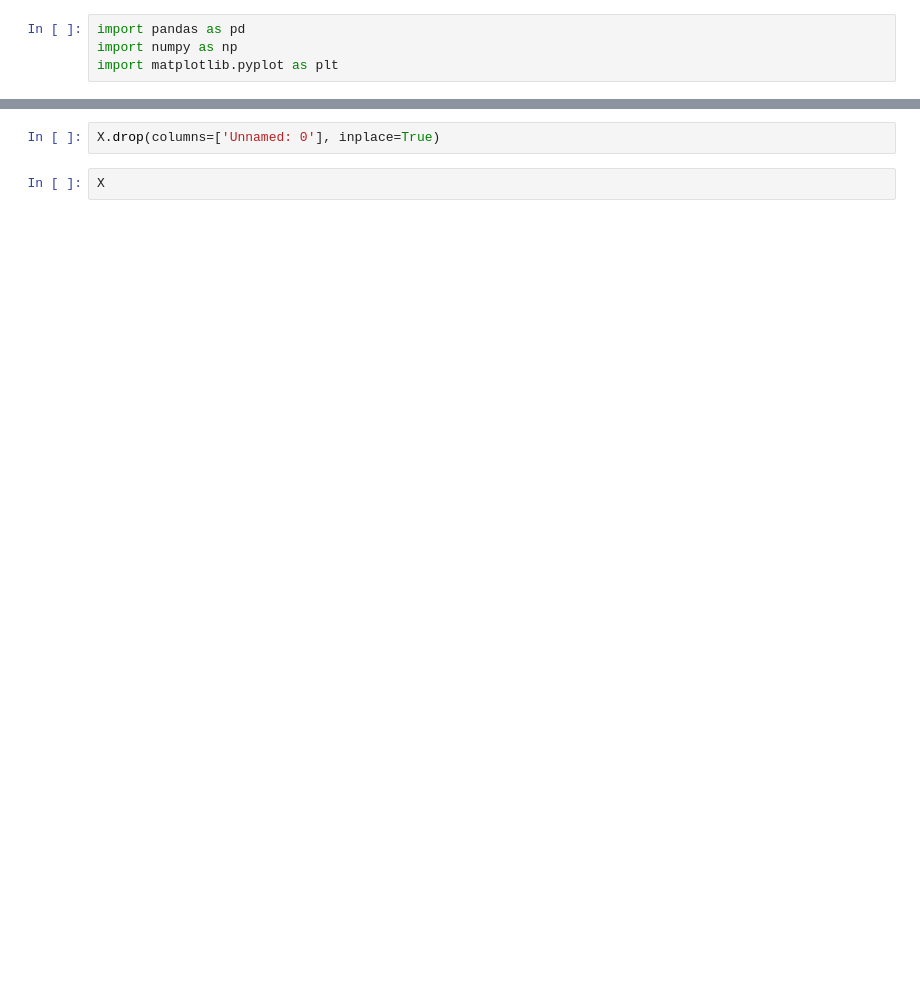
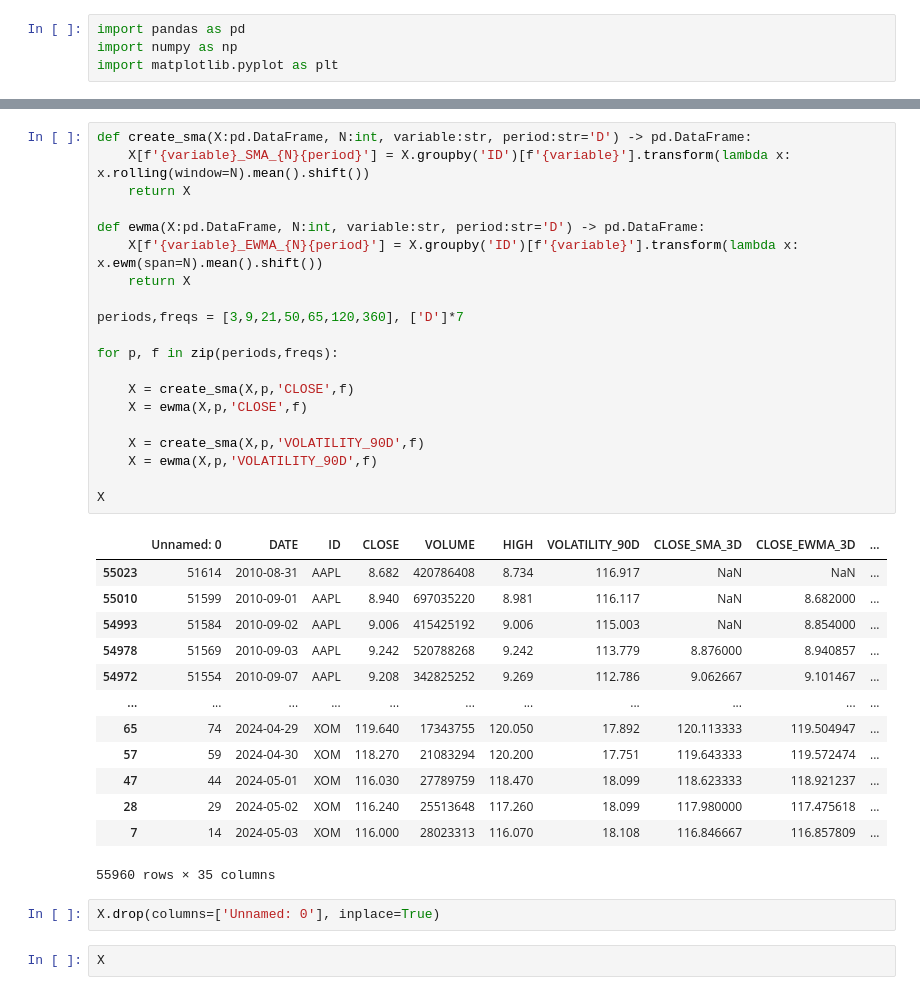
Before and after one commit to hassangaber/statarb, a Jupyter notebook: research.ipynb, the cells around one changed output, grey strips where cells are left out. Saved outputs shown, nothing was run; the diff lists cells and outputs as text; blank space fills up the shorter version.

```diff
--- a/research.ipynb
+++ b/research.ipynb
@@ -28,3 +36,37 @@ X['SMA_3M'] = X.groupby('ID')['CLOSE'].transform(lambda x: x.rolling(window=63).
+# %%
+def create_sma(X:pd.DataFrame, N:int, variable:str, period:str='D') -> pd.DataFrame:
+    X[f'{variable}_SMA_{N}{period}'] = X.groupby('ID')[f'{variable}'].transform(lambda x: x.rolling(window=N).mean().shift())
+    return X
+
+def ewma(X:pd.DataFrame, N:int, variable:str, period:str='D') -> pd.DataFrame:
+    X[f'{variable}_EWMA_{N}{period}'] = X.groupby('ID')[f'{variable}'].transform(lambda x: x.ewm(span=N).mean().shift())
+    return X
+
+periods,freqs = [3,9,21,50,65,120,360], ['D']*7
+
+for p, f in zip(periods,freqs):
+
+    X = create_sma(X,p,'CLOSE',f)
+    X = ewma(X,p,'CLOSE',f)
+
+    X = create_sma(X,p,'VOLATILITY_90D',f)
+    X = ewma(X,p,'VOLATILITY_90D',f)
+
+X
+# %% [output]
+|  | Unnamed: 0 | DATE | ID | CLOSE | VOLUME | HIGH | VOLATILITY_90D | CLOSE_SMA_3D | CLOSE_EWMA_3D | ... |
+| 55023 | 51614 | 2010-08-31 | AAPL | 8.682 | 420786408 | 8.734 | 116.917 | NaN | NaN | ... |
+| 55010 | 51599 | 2010-09-01 | AAPL | 8.940 | 697035220 | 8.981 | 116.117 | NaN | 8.682000 | ... |
+| 54993 | 51584 | 2010-09-02 | AAPL | 9.006 | 415425192 | 9.006 | 115.003 | NaN | 8.854000 | ... |
+| 54978 | 51569 | 2010-09-03 | AAPL | 9.242 | 520788268 | 9.242 | 113.779 | 8.876000 | 8.940857 | ... |
+| 54972 | 51554 | 2010-09-07 | AAPL | 9.208 | 342825252 | 9.269 | 112.786 | 9.062667 | 9.101467 | ... |
+| ... | ... | ... | ... | ... | ... | ... | ... | ... | ... | ... |
+| 65 | 74 | 2024-04-29 | XOM | 119.640 | 17343755 | 120.050 | 17.892 | 120.113333 | 119.504947 | ... |
+| 57 | 59 | 2024-04-30 | XOM | 118.270 | 21083294 | 120.200 | 17.751 | 119.643333 | 119.572474 | ... |
+| 47 | 44 | 2024-05-01 | XOM | 116.030 | 27789759 | 118.470 | 18.099 | 118.623333 | 118.921237 | ... |
+| 28 | 29 | 2024-05-02 | XOM | 116.240 | 25513648 | 117.260 | 18.099 | 117.980000 | 117.475618 | ... |
+| 7 | 14 | 2024-05-03 | XOM | 116.000 | 28023313 | 116.070 | 18.108 | 116.846667 | 116.857809 | ... |
+55960 rows × 35 columns
 # %%
 X.drop(columns=['Unnamed: 0'], inplace=True)
 # %%
```
Also changed, not shown: parts of 11 cells of this notebook, 1 other file.
